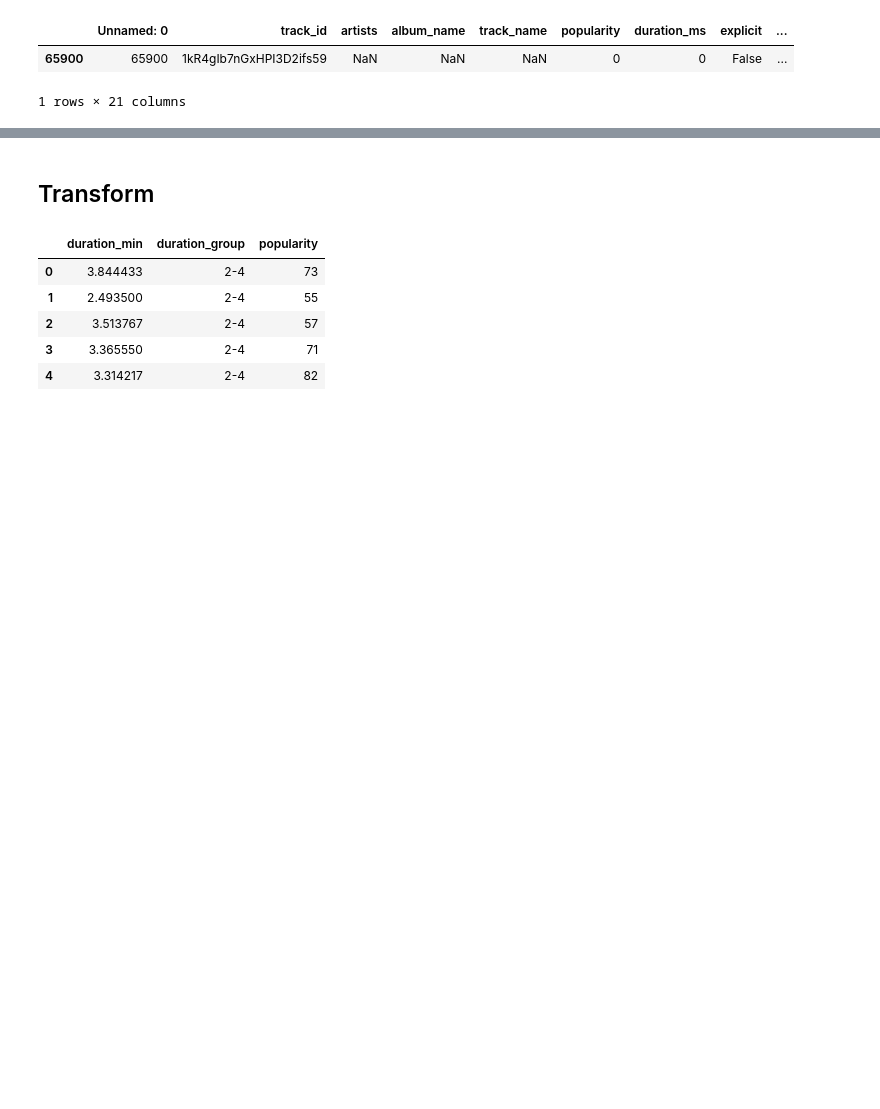
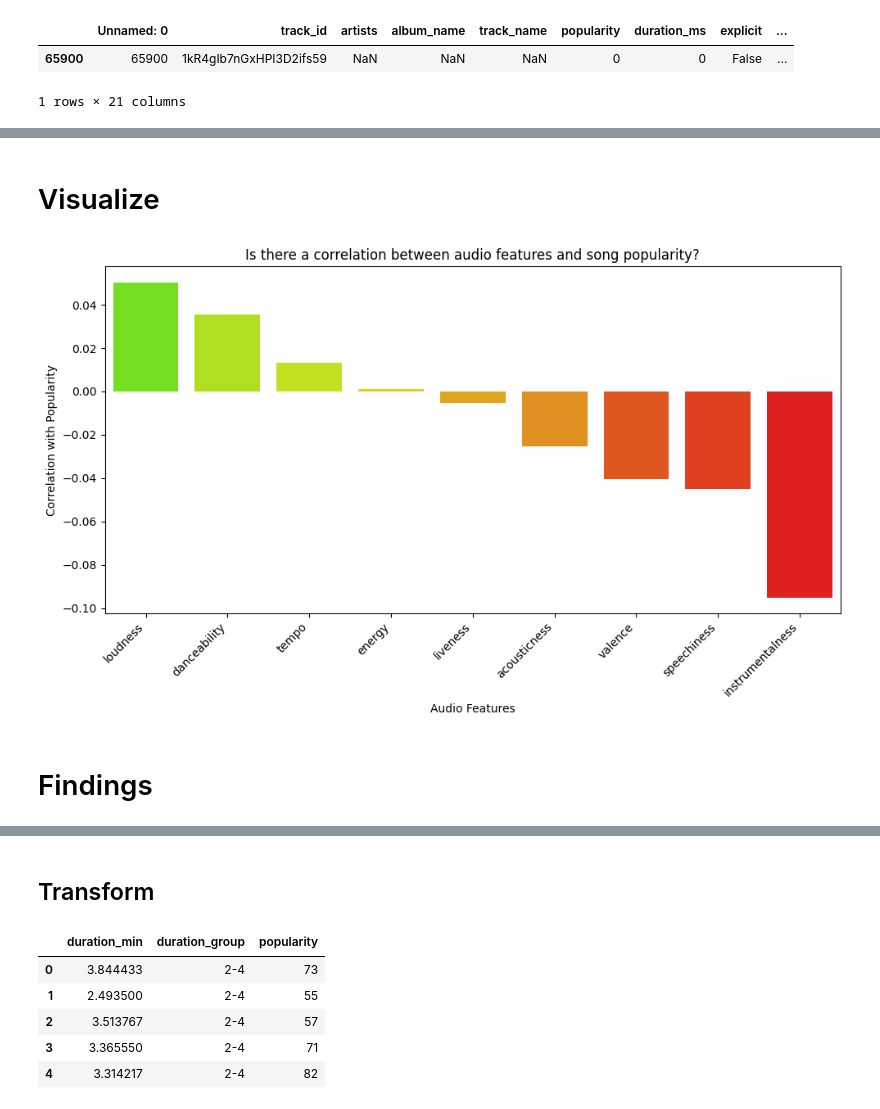
Before and after one commit to sjsu-cs133-f25/team2-spotify-music, a Jupyter notebook: notebooks/01_explore.ipynb, the cells around one changed output, grey strips where cells are left out. Drawn from its saved outputs; the diff is of its cells as text; code cells hidden in the pictures; blank space fills up the shorter version.

```diff
--- a/notebooks/01_explore.ipynb
+++ b/notebooks/01_explore.ipynb
@@ -84,0 +96,4 @@ songs[songs.isnull().any(axis=1)]
+# %%
+# outline of audio features
+audio_features = ['danceability', 'energy', 'loudness', 'speechiness', 'acousticness', 'instrumentalness', 'liveness', 'valence', 'tempo']
+songs[audio_features].head()
@@ -84,0 +107,10 @@ songs[songs.isnull().any(axis=1)]
+# %%
+# Pair audtion features and popularity column
+pop_v_features = audio_features + ['popularity']
+songs_pvf = songs[pop_v_features]
+
+# handle missing values w/ a simple dropna statement
+songs_pvf = songs_pvf.dropna()
+
+display(songs_pvf.head())
+songs_pvf.info()
@@ -84,0 +143,10 @@ songs[songs.isnull().any(axis=1)]
+# %%
+# Correaltion Analysis
+# Goal is to calculate and find the linear relationship between
+# 'audio_features' and 'popularity'
+
+corr_matrix = songs_pvf.corr()
+
+corr_matrix = corr_matrix['popularity'].drop('popularity').sort_values(ascending=0)
+
+corr_matrix
@@ -84,0 +164,22 @@ songs[songs.isnull().any(axis=1)]
+# %% [markdown]
+# Visualize
+# %%
+# Visualization of positive negative correaltion of
+# audio features vs popularity
+
+# The bar plot shows that:
+# Positive correlation: Loudness, danceability, tempo, and energy
+# Negative correlation: Liveness, acousticness, valence, speechiness, instrumentalness
+# Therefore songs that have loudness & danceability are more likely to be popular than songs
+# with other audio features.
+plt.figure(figsize=(10,6))
+sns.barplot(x = corr_matrix.index, y = corr_matrix.values, hue = corr_matrix.index, palette = 'prism_r')
+plt.title('Is there a correlation between audio features and song popularity?')
+plt.xlabel('Audio Features')
+plt.ylabel('Correlation with Popularity')
+plt.xticks(rotation = 45, ha = 'right')
+plt.tight_layout()
+# %% [output]
+[figure, added]
+# %% [markdown]
+# Findings
```
Also changed, not shown: parts of 25 cells of this notebook.
